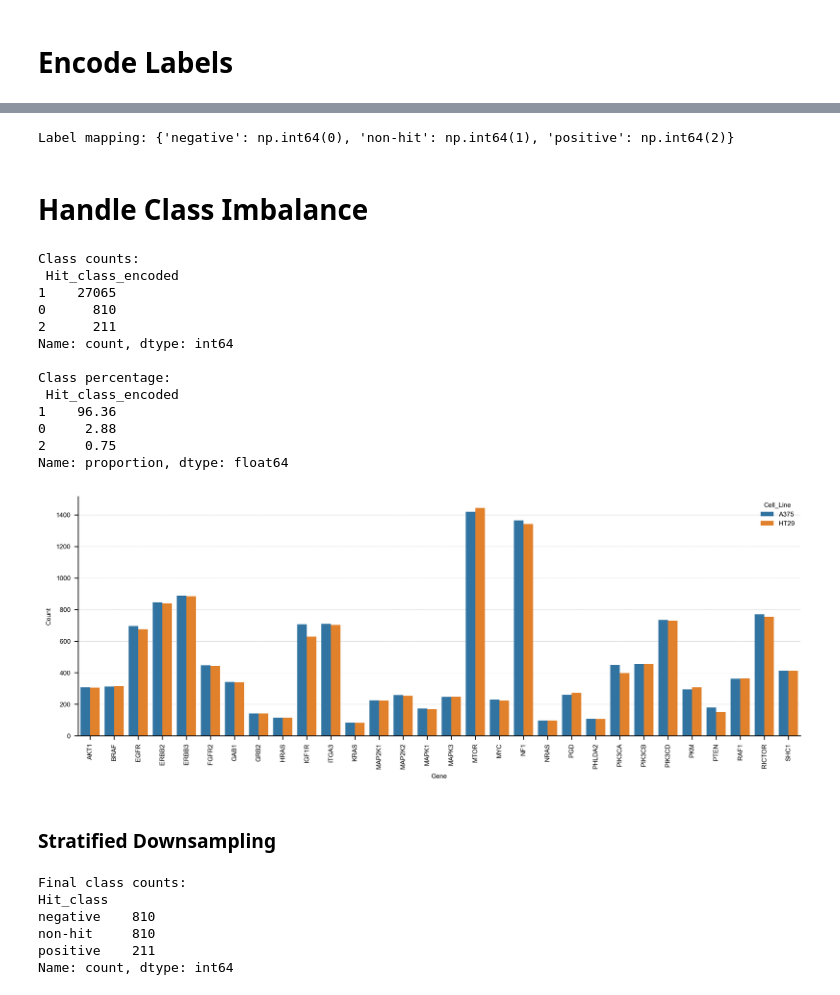
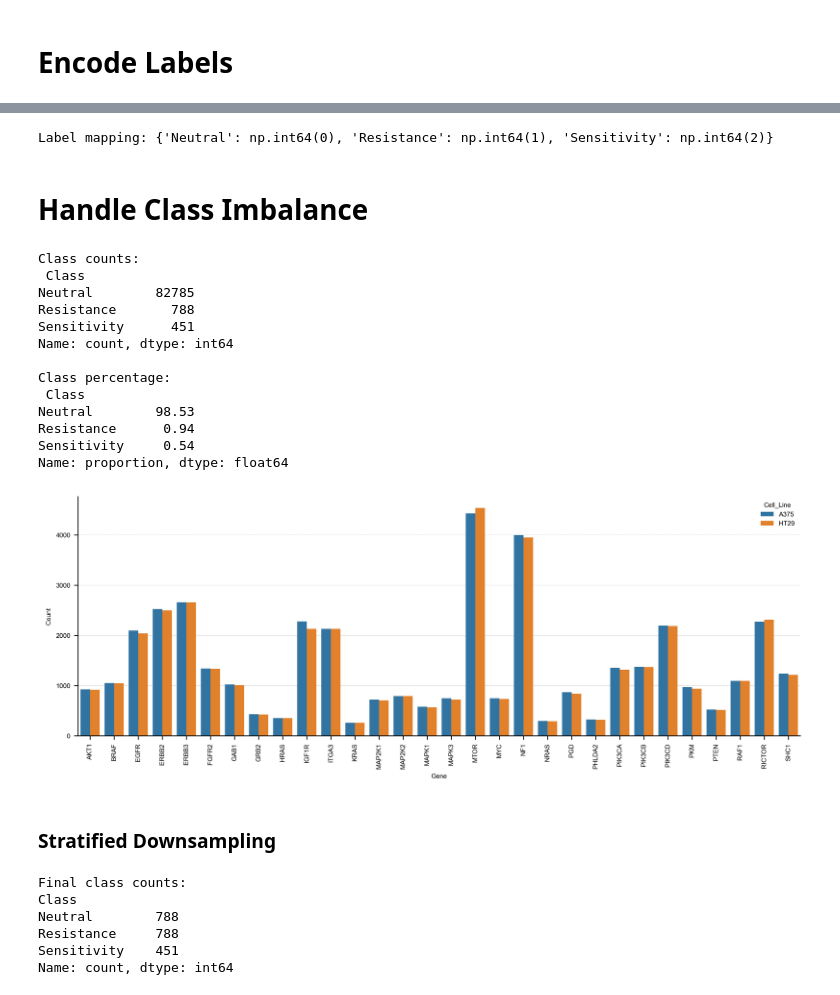
Before and after one commit to QuantitativeBiology/BECancerResistome, a Jupyter notebook: BECancerResistome/Prediction/models_benchmark.ipynb, the cells around one changed output, grey strips where cells are left out. Saved outputs shown, nothing was run; the diff lists cells and outputs as text; code cells hidden in the pictures.

```diff
--- a/BECancerResistome/Prediction/models_benchmark.ipynb
+++ b/BECancerResistome/Prediction/models_benchmark.ipynb
@@ -23,5 +23,5 @@ pd.set_option('display.max_columns', None)
 # %% [markdown]
 # Load Data
 # %%
-annotated_control_vs_plasmid_EG = pd.read_csv("data/6_VEP/zscores-unambiguous-VEPannotated-processed-plasmid-vs-control-EG.csv")
+annotated_control_df = pd.read_csv("data/8_Cellular_Drug_Context/zscores-unambiguous-VEPannotated-processed-protvar-cellular_drug_context-control.csv")
 # %%
@@ -35,0 +36,3 @@ annotated_control_vs_plasmid_EG.head()
+# %%
+#Keep only EG samples
+annotated_variants_df = annotated_control_df[annotated_control_df['Source'] == 'EG']
@@ -53,0 +69,8 @@ annotated_control_vs_plasmid_EG['Hit_class_encoded'] = le.fit_transform(annotate
+# %%
+#Define Sensitivity, Neutral and Resistance classes
+annotated_variants_df['Class'] = annotated_variants_df['Hit_class'].replace({'negative': 'Sensitivity', 'non-hit': 'Neutral', 'positive': 'Resistance'})
+annotated_variants_df.drop(columns=['Hit_class'], inplace=True)
+
+#Encode Classes
+le = LabelEncoder()
+annotated_variants_df['Class_encoded'] = le.fit_transform(annotated_variants_df['Class'])
@@ -54,53 +92,51 @@ annotated_control_vs_plasmid_EG['Hit_class_encoded'] = le.fit_transform(annotate
 # %%
 # Check encoding mapping
 label_mapping = dict(zip(le.classes_, le.transform(le.classes_)))
-
 print("Label mapping:", label_mapping)
 # %% [output]
-Label mapping: {'negative': np.int64(0), 'non-hit': np.int64(1), 'positive': np.int64(2)}
+Label mapping: {'Neutral': np.int64(0), 'Resistance': np.int64(1), 'Sensitivity': np.int64(2)}
 # %% [markdown]
 # Handle Class Imbalance
 # %%
-#combined dataset
-class_counts = annotated_control_vs_plasmid_EG['Hit_class_encoded'].value_counts()
-class_proportions = annotated_control_vs_plasmid_EG['Hit_class_encoded'].value_counts(normalize=True)
+class_counts = annotated_variants_df['Class'].value_counts()
+class_proportions= annotated_variants_df['Class'].value_counts(normalize=True)
 
 print("Class counts:\n", class_counts)
 print("\nClass percentage:\n", (class_proportions*100).round(2))
 # %% [output]
 Class counts:
- Hit_class_encoded
-1    27065
-0      810
-2      211
+ Class
+Neutral        82785
+Resistance       788
+Sensitivity      451
 Name: count, dtype: int64
 
 Class percentage:
- Hit_class_encoded
-1    96.36
-0     2.88
-2     0.75
+ Class
+Neutral        98.53
+Resistance      0.94
+Sensitivity     0.54
 Name: proportion, dtype: float64
 # %%
 counts_before_DS = (
-    annotated_control_vs_plasmid_EG
-    .groupby(["Cell_Line", "Gene", "Hit_class"])
+    annotated_variants_df
+    .groupby(["Cell_Line", "Gene", "Class"])
     .size()
     .reset_index(name="Count")
 )
 
-counts_non_hits_before_DS = counts_before_DS[counts_before_DS["Hit_class"] == "non-hit"]
+counts_non_hits_before_DS = counts_before_DS[counts_before_DS["Class"] == "Neutral"]
 
 plt.figure(figsize=(12,4))
 sns.barplot(
     data=counts_non_hits_before_DS,
     x="Gene", y="Count", hue='Cell_Line', errorbar=None
 )
 
 plt.xticks(rotation=90)
 plt.show()
 # %% [output]
-[figure, old version]
+[figure, new version]
 # %% [markdown]
 ### Stratified Downsampling
 # %%
@@ -175,12 +218,12 @@ annotated_control_vs_plasmid_EG_balanced = stratified_downsampling(annotated_con
 # %%
 print("Final class counts:")
-print(annotated_control_vs_plasmid_EG_balanced["Hit_class"].value_counts())
+print(annotated_variants_df_balanced["Class"].value_counts())
 # %% [output]
 Final class counts:
-Hit_class
-negative    810
-non-hit     810
-positive    211
+Class
+Neutral        788
+Resistance     788
+Sensitivity    451
 Name: count, dtype: int64
 # %%
 #Check distribution of non-hits after downsampling
```
Also changed, not shown: parts of 28 cells of this notebook, 7 other files.
